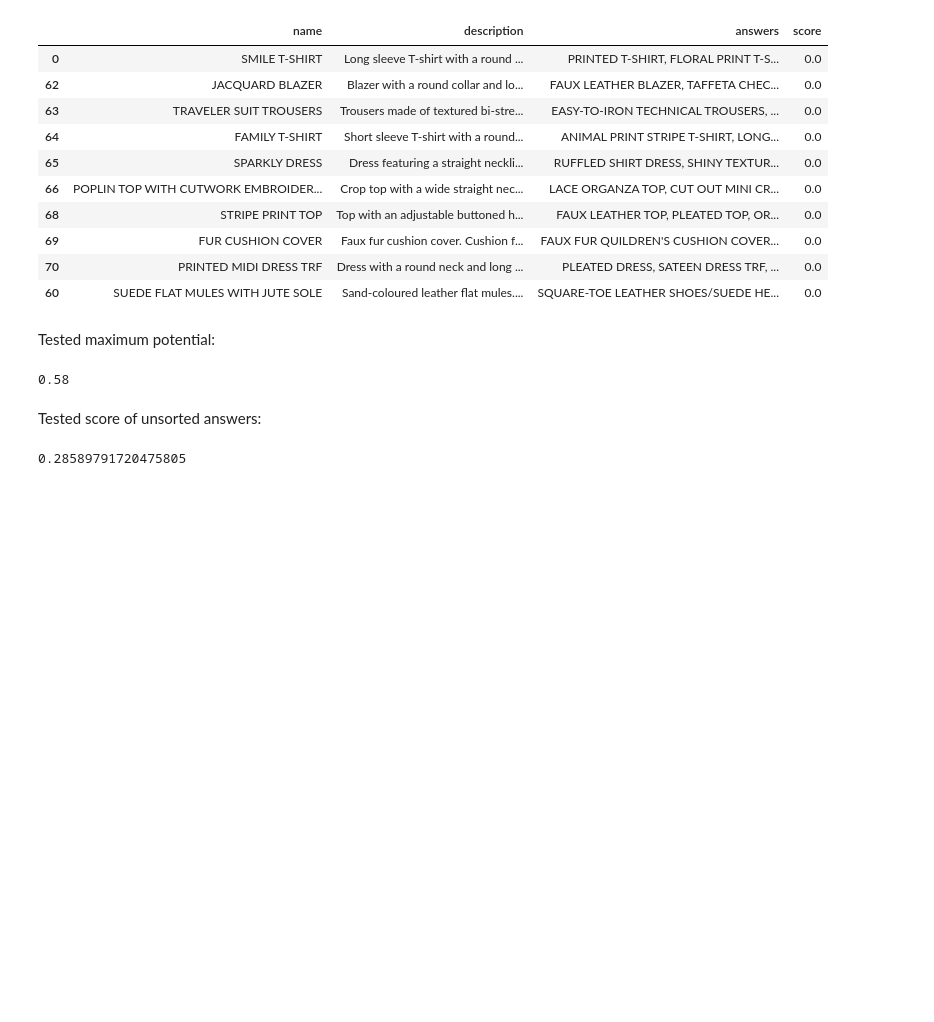
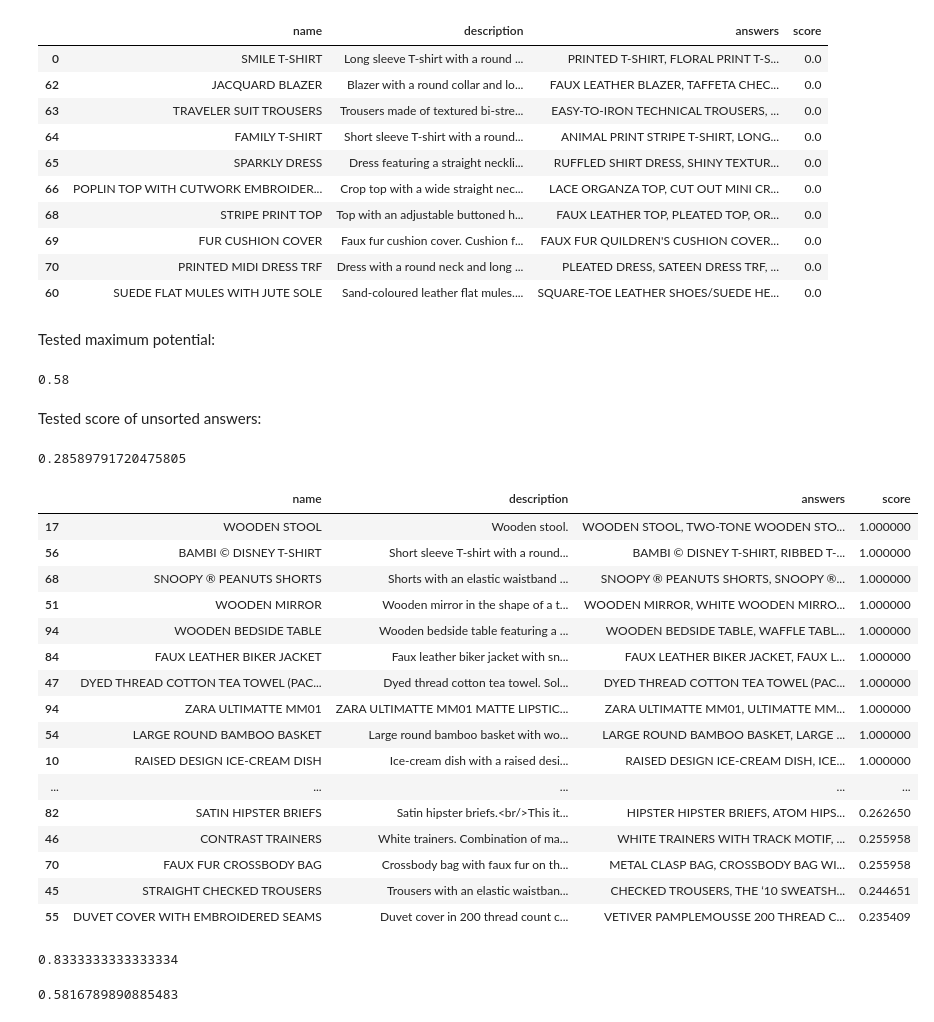
Before and after one commit to LukeKeywalker/spain-ai-nlp, a Jupyter notebook: model_benchmark.ipynb, the cells around one changed output. Cells and saved outputs as stored; diff of their text form; code cells hidden in the pictures; blank space fills up the shorter version.

```diff
--- a/model_benchmark.ipynb
+++ b/model_benchmark.ipynb
@@ -172,0 +180,28 @@ model_2_1_score
+# %%
+model_1_answers.sort_values(by='score', ascending=False).head(50)
+# %% [output]
+|  | name | description | answers | score |
+| 17 | WOODEN STOOL | Wooden stool. | WOODEN STOOL, TWO-TONE WOODEN STO... | 1.000000 |
+| 56 | BAMBI © DISNEY T-SHIRT | Short sleeve T-shirt with a round... | BAMBI © DISNEY T-SHIRT, RIBBED T-... | 1.000000 |
+| 68 | SNOOPY ® PEANUTS SHORTS | Shorts with an elastic waistband ... | SNOOPY ® PEANUTS SHORTS, SNOOPY ®... | 1.000000 |
+| 51 | WOODEN MIRROR | Wooden mirror in the shape of a t... | WOODEN MIRROR, WHITE WOODEN MIRRO... | 1.000000 |
+| 94 | WOODEN BEDSIDE TABLE | Wooden bedside table featuring a ... | WOODEN BEDSIDE TABLE, WAFFLE TABL... | 1.000000 |
+| 84 | FAUX LEATHER BIKER JACKET | Faux leather biker jacket with sn... | FAUX LEATHER BIKER JACKET, FAUX L... | 1.000000 |
+| 47 | DYED THREAD COTTON TEA TOWEL (PAC... | Dyed thread cotton tea towel. Sol... | DYED THREAD COTTON TEA TOWEL (PAC... | 1.000000 |
+| 94 | ZARA ULTIMATTE MM01 | ZARA ULTIMATTE MM01 MATTE LIPSTIC... | ZARA ULTIMATTE MM01, ULTIMATTE MM... | 1.000000 |
+| 54 | LARGE ROUND BAMBOO BASKET | Large round bamboo basket with wo... | LARGE ROUND BAMBOO BASKET, LARGE ... | 1.000000 |
+| 10 | RAISED DESIGN ICE-CREAM DISH | Ice-cream dish with a raised desi... | RAISED DESIGN ICE-CREAM DISH, ICE... | 1.000000 |
+| ... | ... | ... | ... | ... |
+| 82 | SATIN HIPSTER BRIEFS | Satin hipster briefs.<br/>This it... | HIPSTER HIPSTER BRIEFS, ATOM HIPS... | 0.262650 |
+| 46 | CONTRAST TRAINERS | White trainers. Combination of ma... | WHITE TRAINERS WITH TRACK MOTIF, ... | 0.255958 |
+| 70 | FAUX FUR CROSSBODY BAG | Crossbody bag with faux fur on th... | METAL CLASP BAG, CROSSBODY BAG WI... | 0.255958 |
+| 45 | STRAIGHT CHECKED TROUSERS | Trousers with an elastic waistban... | CHECKED TROUSERS, THE ‘10 SWEATSH... | 0.244651 |
+| 55 | DUVET COVER WITH EMBROIDERED SEAMS | Duvet cover in 200 thread count c... | VETIVER PAMPLEMOUSSE 200 THREAD C... | 0.235409 |
+# %%
+model_potential(model_2_2_answers)
+# %% [output]
+0.8333333333333334
+# %%
+model_2_2_score
+# %% [output]
+0.5816789890885483
```
Also changed, not shown: parts of 4 cells of this notebook, 9 other files.
